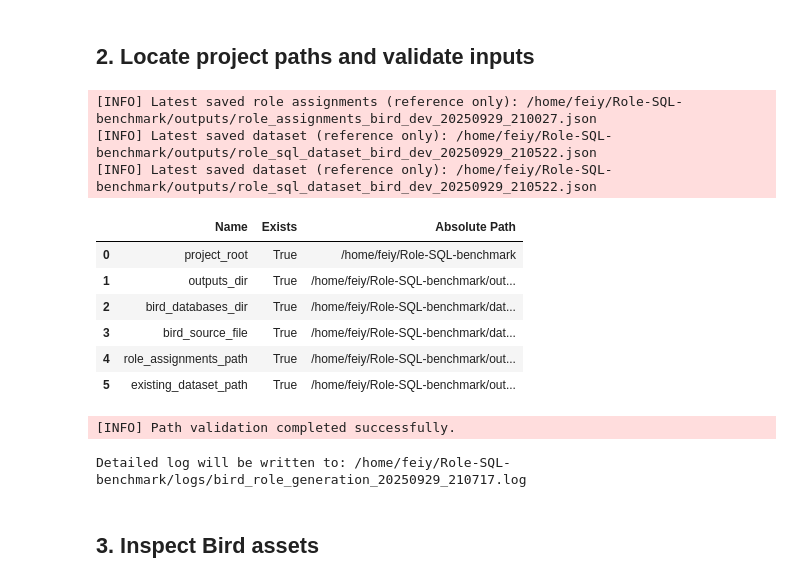
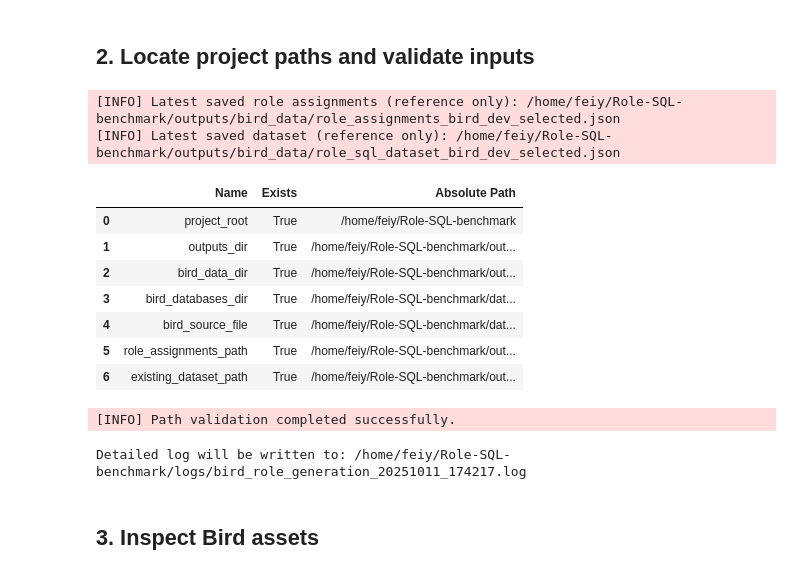
Before and after one commit to 2020dfff/RBAC-Text2SQL-Benchmark, a Jupyter notebook: src/quick_assignment_notebook/bird_role_generation.ipynb, the cells around one changed output. Drawn from its saved outputs; the diff is of its cells as text; code cells hidden in the pictures.

Commit message:
update data to support role-table-schema-only exp

```diff
--- a/src/quick_assignment_notebook/bird_role_generation.ipynb
+++ b/src/quick_assignment_notebook/bird_role_generation.ipynb
@@ -63,18 +63,35 @@ from src.processors.bird_role_sql_generator import BirdRoleSQLGenerator
 from src.role_parser.generator import ParallelRoleGenerator
 
 outputs_dir = project_root / "outputs"
+bird_data_dir = outputs_dir / "bird_data"  # 专门的bird数据目录
 logs_dir = project_root / "logs"
 logs_dir.mkdir(parents=True, exist_ok=True)
 bird_dev_dir = project_root / "data" / "Bird" / "dev_20240627"
 bird_databases_dir = bird_dev_dir / "dev_databases"
 bird_source_file = bird_dev_dir / "dev.json"
 
-def locate_latest(pattern: str):
-    candidates = sorted(outputs_dir.glob(pattern), key=lambda p: p.stat().st_mtime if p.exists() else 0)
+def locate_latest(pattern: str, search_dir: Path = None):
+    """在指定目录中查找匹配模式的最新文件"""
+    if search_dir is None:
+        search_dir = outputs_dir
+
+    # 确保搜索目录存在
+    if not search_dir.exists():
+        return None
+
+    candidates = sorted(search_dir.glob(pattern), key=lambda p: p.stat().st_mtime if p.exists() else 0)
     return candidates[-1] if candidates else None
 
-role_assignments_path = locate_latest("role_assignments_bird_dev_*.json")
-existing_dataset_path = locate_latest("role_sql_dataset_bird_dev_*.json")
+# 首先在bird_data目录下查找，如果没有找到再在outputs根目录查找
+role_assignments_path = (
+    locate_latest("role_assignments_bird_dev_*.json", bird_data_dir) or
+    locate_latest("role_assignments_bird_dev_*.json", outputs_dir)
+)
+
+existing_dataset_path = (
+    locate_latest("role_sql_dataset_bird_dev_*.json", bird_data_dir) or
+    locate_latest("role_sql_dataset_bird_dev_*.json", outputs_dir)
+)
 
 # Attach a file handler capturing detailed logs for later review.
 notebook_log_path = logs_dir / f"bird_role_generation_{datetime.now().strftime('%Y%m%d_%H%M%S')}.log"
@@ -95,42 +112,43 @@ if existing_dataset_path:
     logger.info("Latest saved dataset (reference only): %s", existing_dataset_path)
 else:
     logger.info("No prior Bird Role-SQL dataset detected; this run will create a fresh file.")
 
 checks = {
     "project_root": project_root,
     "outputs_dir": outputs_dir,
+    "bird_data_dir": bird_data_dir,
     "bird_databases_dir": bird_databases_dir,
     "bird_source_file": bird_source_file,
     "role_assignments_path": role_assignments_path if role_assignments_path else Path("<fresh_run_expected>"),
     "existing_dataset_path": existing_dataset_path if existing_dataset_path else Path("<fresh_run_expected>"),
 }
 
 status_rows = [
     {"Name": name, "Exists": (path.exists() if isinstance(path, Path) else path and Path(path).exists()), "Absolute Path": str(path)}
     for name, path in checks.items()
 ]
 
 status_df = pd.DataFrame(status_rows)
 display(status_df)
 
 missing_items = status_df.loc[~status_df["Exists"], "Name"].tolist()
 if missing_items:
     logger.warning("Some optional resources are missing: %s", missing_items)
 logger.info("Path validation completed successfully.")
 print(f"Detailed log will be written to: {notebook_log_path}")
 # %% [output]
-[INFO] Latest saved role assignments (reference only): /home/feiy/Role-SQL-benchmark/outputs/role_assignments_bird_dev_20250929_210027.json
-[INFO] Latest saved dataset (reference only): /home/feiy/Role-SQL-benchmark/outputs/role_sql_dataset_bird_dev_20250929_210522.json
-[INFO] Latest saved dataset (reference only): /home/feiy/Role-SQL-benchmark/outputs/role_sql_dataset_bird_dev_20250929_210522.json
+[INFO] Latest saved role assignments (reference only): /home/feiy/Role-SQL-benchmark/outputs/bird_data/role_assignments_bird_dev_selected.json
+[INFO] Latest saved dataset (reference only): /home/feiy/Role-SQL-benchmark/outputs/bird_data/role_sql_dataset_bird_dev_selected.json
 |  | Name | Exists | Absolute Path |
 | 0 | project_root | True | /home/feiy/Role-SQL-benchmark |
 | 1 | outputs_dir | True | /home/feiy/Role-SQL-benchmark/out... |
-| 2 | bird_databases_dir | True | /home/feiy/Role-SQL-benchmark/dat... |
-| 3 | bird_source_file | True | /home/feiy/Role-SQL-benchmark/dat... |
-| 4 | role_assignments_path | True | /home/feiy/Role-SQL-benchmark/out... |
-| 5 | existing_dataset_path | True | /home/feiy/Role-SQL-benchmark/out... |
+| 2 | bird_data_dir | True | /home/feiy/Role-SQL-benchmark/out... |
+| 3 | bird_databases_dir | True | /home/feiy/Role-SQL-benchmark/dat... |
+| 4 | bird_source_file | True | /home/feiy/Role-SQL-benchmark/dat... |
+| 5 | role_assignments_path | True | /home/feiy/Role-SQL-benchmark/out... |
+| 6 | existing_dataset_path | True | /home/feiy/Role-SQL-benchmark/out... |
 [INFO] Path validation completed successfully.
-Detailed log will be written to: /home/feiy/Role-SQL-benchmark/logs/bird_role_generation_20250929_210717.log
+Detailed log will be written to: /home/feiy/Role-SQL-benchmark/logs/bird_role_generation_20251011_174217.log
 # %% [markdown]
 ## 3. Inspect Bird assets
 # %%
```
Also changed, not shown: parts of 15 cells of this notebook, 5 other files.
